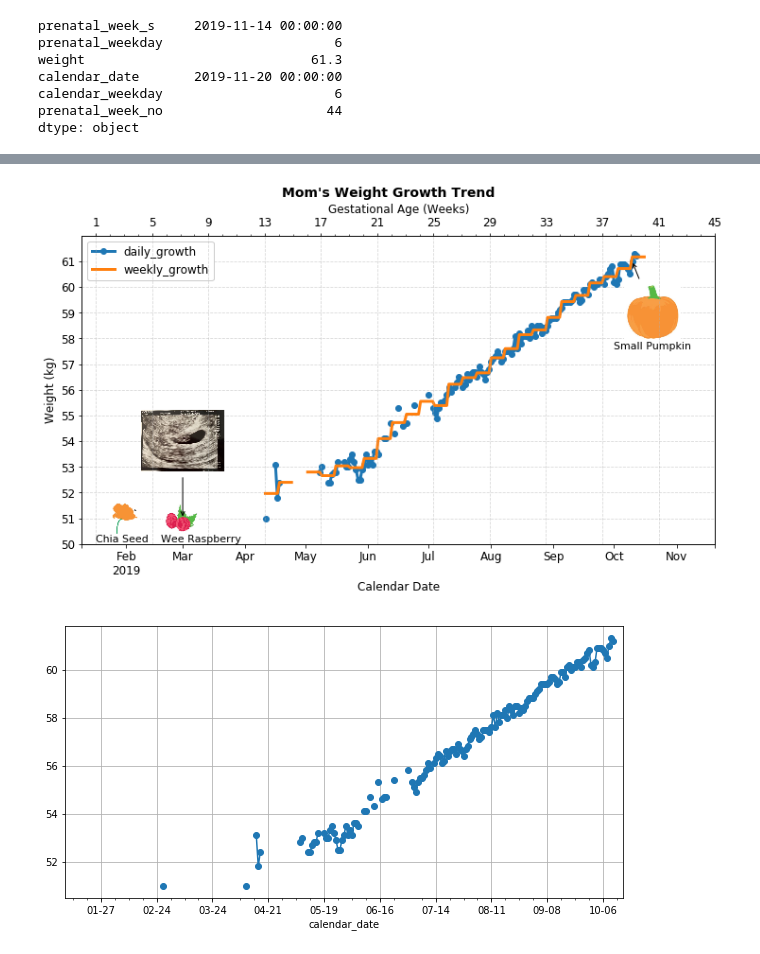
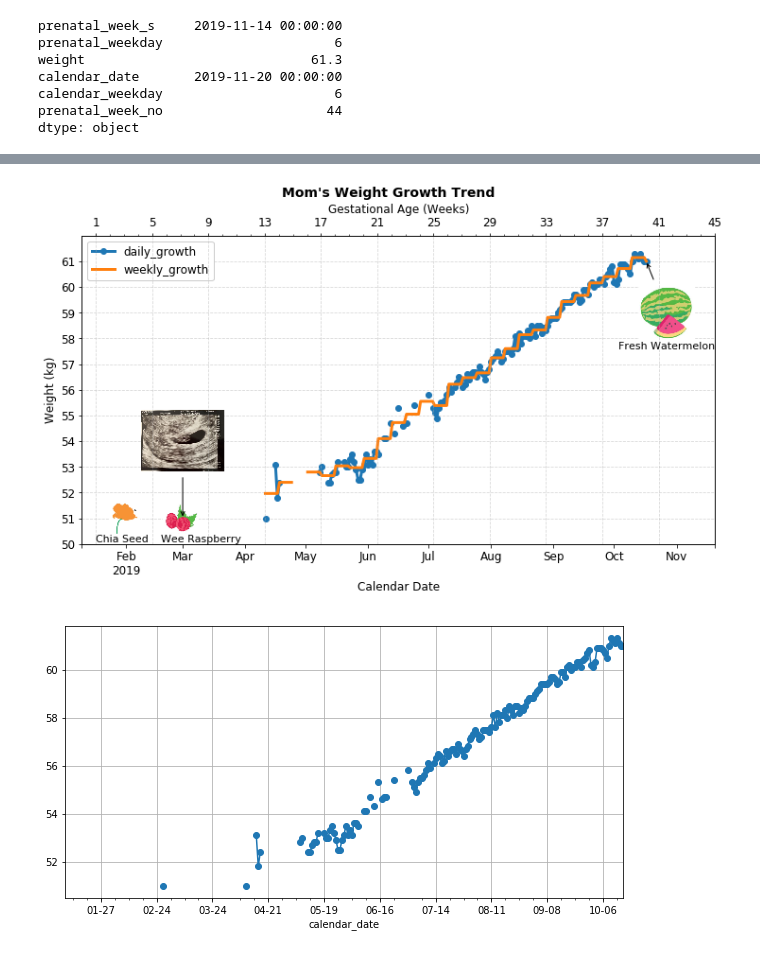
Before and after one commit to AngryJoy/JJBaby, a Jupyter notebook: tracking/weight_growth.ipynb, the cells around one changed output, grey strips where cells are left out. Saved outputs shown, nothing was run; the diff lists cells and outputs as text; code cells hidden in the pictures.

```diff
--- a/tracking/weight_growth.ipynb
+++ b/tracking/weight_growth.ipynb
@@ -91,3 +80,5 @@ Name: 2019-07-24 00:00:00, dtype: object
+# %%
+actual_due_date = '2019-10-17'
 # %%
 # daily growth
 new_data_l['weight'].plot(kind='line',
@@ -105,6 +96,8 @@ ax = plt.gca()
 # weekly growth by mean value
 new_data_l['weekly_mean'] = new_data_l.groupby(
     'prenatal_week_s')['weight'].transform(np.mean)
+new_data_l['weekly_mean'] = np.where(new_data_l['calendar_date']<=actual_due_date,
+                                    new_data_l['weekly_mean'], np.nan)
 new_data_l['weekly_mean'].plot(kind='line',
 #                               xlim=[new_data_l.index[0], new_data_l.index[-1]],
                               fontsize=12,
@@ -131,8 +124,8 @@ ax2.set_xlabel('Gestational Age (Weeks)', fontsize=12)
 ax2.xaxis.grid(linestyle='--', alpha=0.5)
 
 # insert pictures
-special_dates = ['2019-01-31', '2019-02-28', '2019-03-01', '2019-10-10']
-names = ['Chia Seed', 'Wee Raspberry', 'Wee Raspberry', 'Small Pumpkin']
+special_dates = ['2019-01-31', '2019-02-28', '2019-03-01', '2019-10-17']
+names = ['Chia Seed', 'Wee Raspberry', 'Wee Raspberry', 'Fresh Watermelon']
 zoom_ratio = [0.08, 0.1, 0.15, 0.15]
 pos_adj_y = [0, 0, 3, -2]
 pos_adj_x = [0, 0, 0, 10]
@@ -146,34 +139,34 @@ for special_date, name, ratio, pos_x, pos_y, text_pos_x, text_pos_y in zip(
     preg_pic = img.imread('%s.jpg' % special_date)
     imagebox = OffsetImage(preg_pic, zoom=ratio)
     special_date_np = datetime.strptime(special_date, '%Y-%m-%d')
     bbox_pos = (special_date_np + timedelta(pos_x), w + pos_y)
     ab = AnnotationBbox(imagebox, xy=(special_date, w),
                         xybox=bbox_pos,
                         xycoords='data',
                         boxcoords=("data", "data"),
                         frameon=False,
                         bboxprops=dict(edgecolor=None, facecolor=None),
                         arrowprops=dict(arrowstyle="->"))
     ax.add_artist(ab)
     if special_date == '2019-03-01':
         pass
     else:
         ax.annotate(name, xy=(special_date, w),
                     xytext=(special_date_np + timedelta(text_pos_x),
                             w+text_pos_y),
                     color="black", fontsize=11, va='center', ha='center'
 #                     arrowprops=dict(facecolor='black', shrink=0.05)
 #                     bbox=dict(edgecolor=None, facecolor='white')
                    )
 ax.minorticks_off()
 fig = plt.gcf()
 fig.suptitle("Mom's Weight Growth Trend",
              x=0.5, y=1, fontsize=14, fontweight='bold')
 # fig.subplots_adjust(top=0.85)
 fig.savefig("mom_weight_growth.png")
 plt.show()
 # %% [output]
-[figure, old version]
+[figure, new version]
 # %%
 ax = new_data_l['weight'].plot(marker='o', grid=True, figsize=(10, 5),
                               xlim=['2019-01-10', '2019-10-17'])
@@ -182,4 +175,4 @@ days = WeekdayLocator(THURSDAY, interval=4)
 ax.xaxis.set_major_locator(days)
 ax.xaxis.set_major_formatter(DateFormatter("%m-%d"))
 # %% [output]
-[figure, old version]
+[figure, new version]
```
Also changed, not shown: parts of 1 cell of this notebook, 2 other files.
